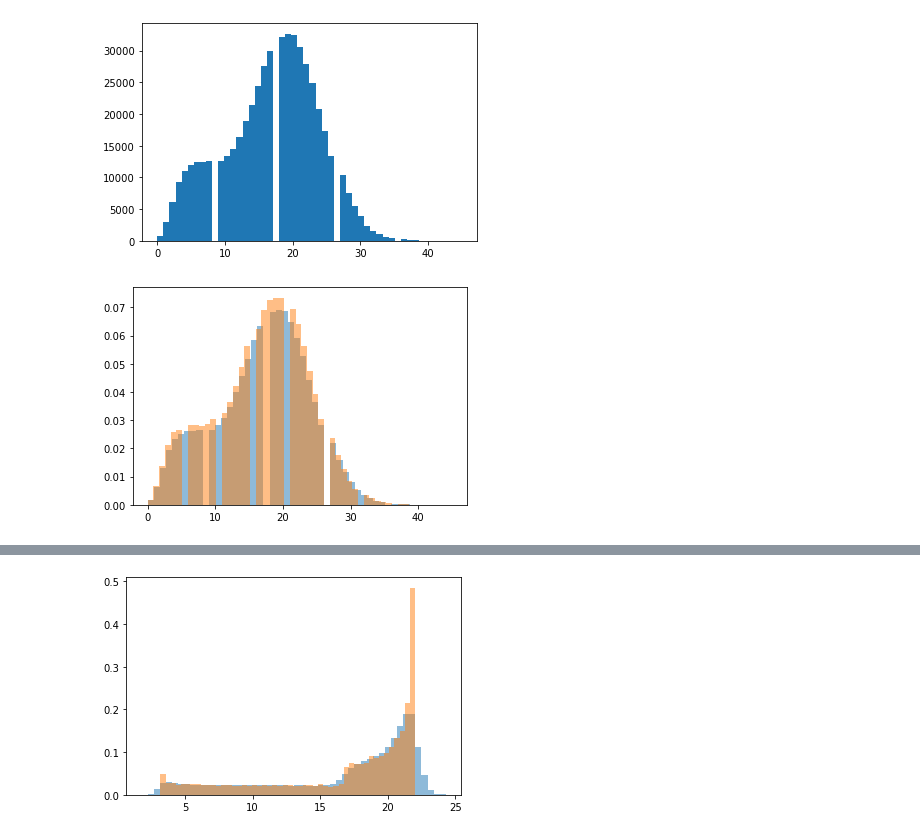
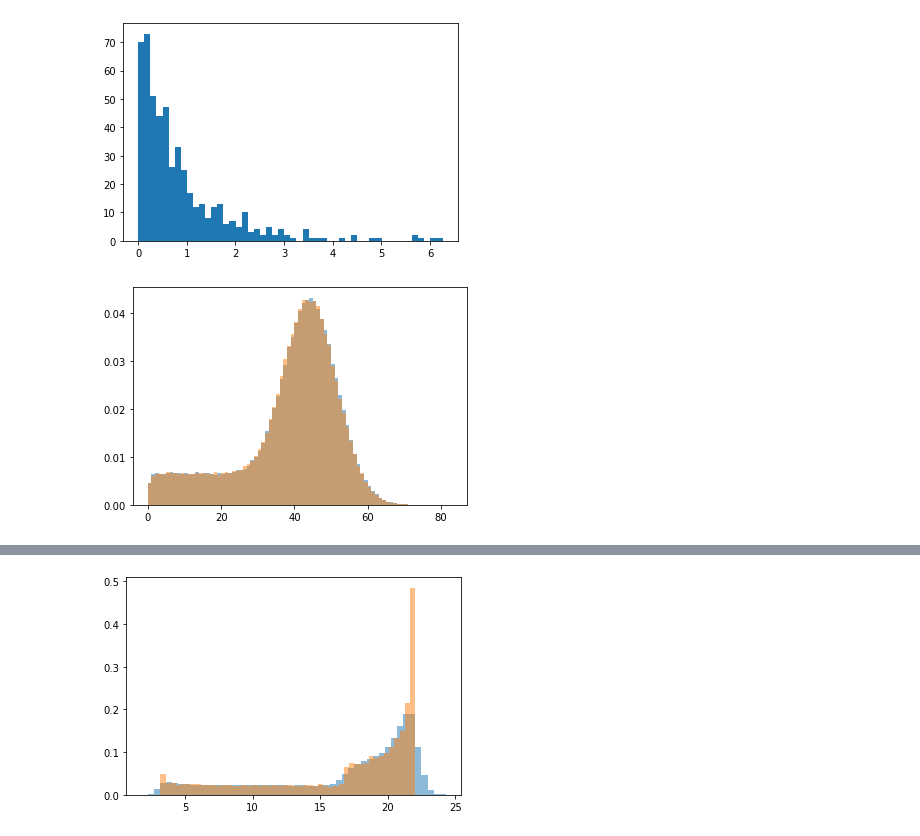
Before and after one commit to ClusterDuck123/ringity, a Jupyter notebook: notebooks/degree_distribution.ipynb, the cells around one changed output, grey strips where cells are left out. Cells and saved outputs as stored; diff of their text form; code cells hidden in the pictures.

```diff
--- a/notebooks/degree_distribution.ipynb
+++ b/notebooks/degree_distribution.ipynb
@@ -9,14 +10,14 @@ import matplotlib.pyplot as plt
 from scipy.spatial.distance import squareform
 # %%
 N = 2**9
-rho = np.random.uniform(0,0.05)
+rho = np.random.uniform(0,0.1)
 beta = np.random.uniform()
 a = np.random.uniform(0,0.5)
 # %%
 degs = []
 
 for i in range(2**10):
-    G = rng.network_model(N, a=a, rho=rho, beta=beta)
+    positions, G = rng.network_model(N, a=a, rho=rho, beta=beta, return_positions=True)
     degs.append([deg for (node, deg) in nx.degree(G)])
 
 degs = np.array(degs).flatten()
@@ -23,7 +28,7 @@ degs = np.array(degs).flatten()
 # %%
-plt.hist(degs, bins=50);
+plt.hist(positions, bins=50);
 # %% [output]
-[figure, old version]
+[figure, new version]
 # %%
 obs_deg_dist = []
 
@@ -37,7 +42,7 @@ for i in range(2**9):
 
 obs_deg_dist = np.array(obs_deg_dist).flatten()
 # %%
-plt.hist(degs        , bins=50, alpha=0.5, density=True);
-plt.hist(obs_deg_dist, bins=50, alpha=0.5, density=True);
+plt.hist(degs        , bins=max(degs)        , alpha=0.5, density=True);
+plt.hist(obs_deg_dist, bins=max(obs_deg_dist), alpha=0.5, density=True);
 # %% [output]
-[figure, old version]
+[figure, new version]
```
Also changed, not shown: parts of 10 cells of this notebook, 1 other file.
